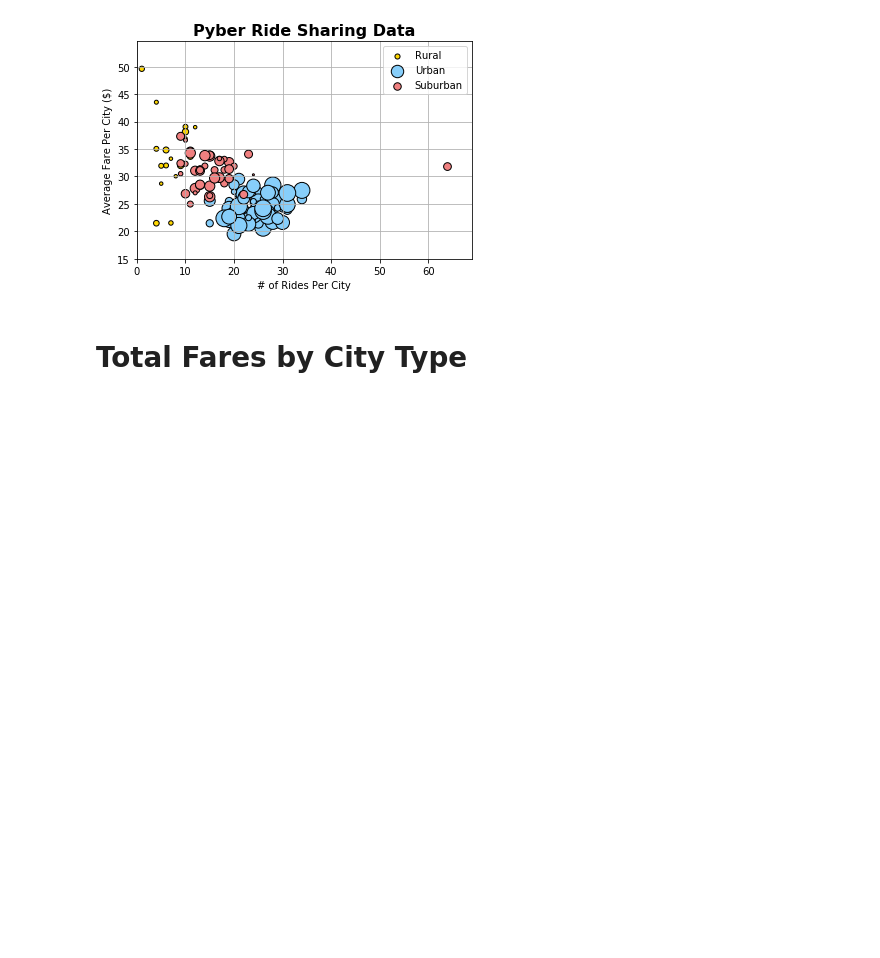
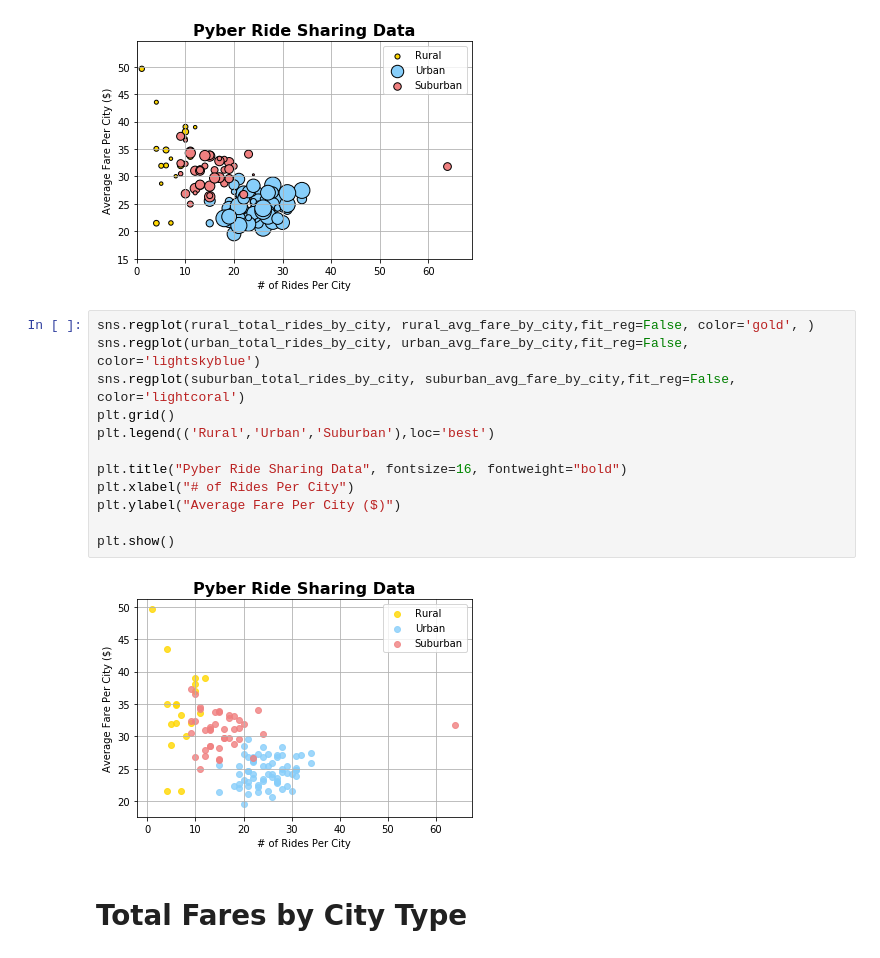
Before and after one commit to spencerrand/Ride-Sharing-Analysis, a Jupyter notebook: Pyber/main.ipynb, the cells around one changed output. Drawn from its saved outputs; the diff is of its cells as text; blank space fills up the shorter version.

Commit message:
Pyber

```diff
--- a/Pyber/main.ipynb
+++ b/Pyber/main.ipynb
@@ -164,6 +164,20 @@ plt.ylim(15, fare_avg_by_city.max()+5)
 plt.show()
 # %% [output]
 [figure]
+# %%
+sns.regplot(rural_total_rides_by_city, rural_avg_fare_by_city,fit_reg=False, color='gold', )
+sns.regplot(urban_total_rides_by_city, urban_avg_fare_by_city,fit_reg=False, color='lightskyblue')
+sns.regplot(suburban_total_rides_by_city, suburban_avg_fare_by_city,fit_reg=False, color='lightcoral')
+plt.grid()
+plt.legend(('Rural','Urban','Suburban'),loc='best')
+
+plt.title("Pyber Ride Sharing Data", fontsize=16, fontweight="bold")
+plt.xlabel("# of Rides Per City")
+plt.ylabel("Average Fare Per City ($)")
+
+plt.show()
+# %% [output]
+[figure, added]
 # %% [markdown]
 <h1>Total Fares by City Type</h1>
 # %%
```
